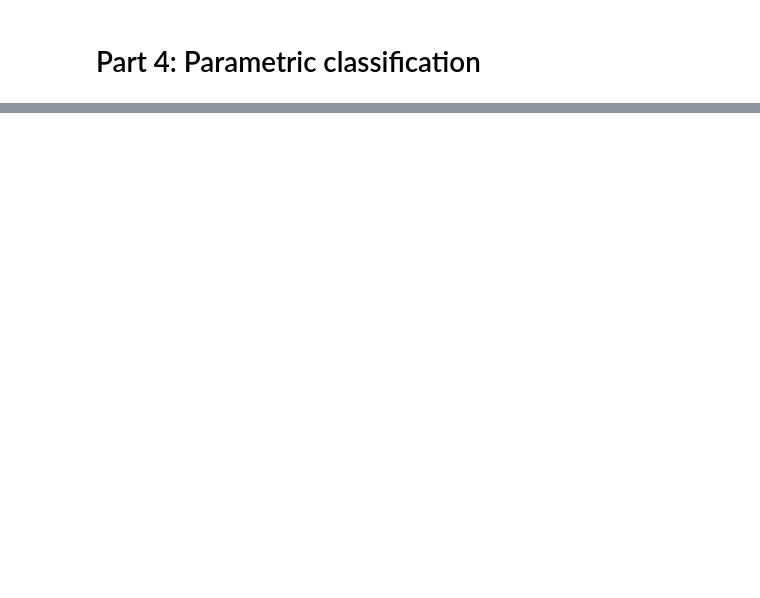
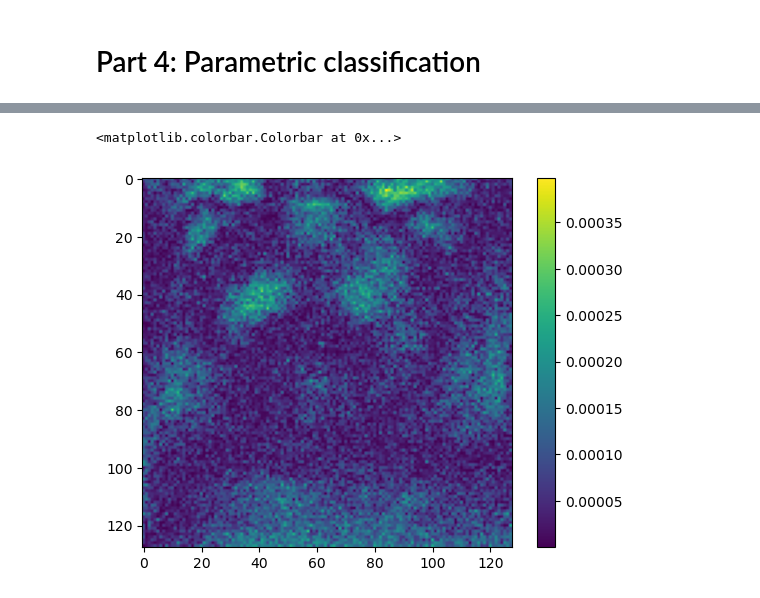
Before and after one commit to vaseninaa/math-and-ai-primer, a Jupyter notebook: weekly-projects/week3/Homework 3.ipynb, the cells around one changed output, grey strips where cells are left out. Saved outputs shown, nothing was run; the diff lists cells and outputs as text; code cells hidden in the pictures; blank space fills up the shorter version.

```diff
--- a/weekly-projects/week3/Homework 3.ipynb
+++ b/weekly-projects/week3/Homework 3.ipynb
@@ -186,5 +299,8 @@ from sklearn.discriminant_analysis import QuadraticDiscriminantAnalysis
 # %%
 # Construct the bear mask:
 # Show absolute value of logistic-regression coefficients for each pixel
-plt.imshow(np.abs((modelLogReg.coef_).reshape((128,128))))
+plt.imshow(np.abs((logReg.coef_).reshape((128,128))))
 plt.colorbar()
+# %% [output]
+<matplotlib.colorbar.Colorbar at 0x...>
+[figure, added]
```
Also changed, not shown: parts of 17 cells of this notebook, 7 other files.
